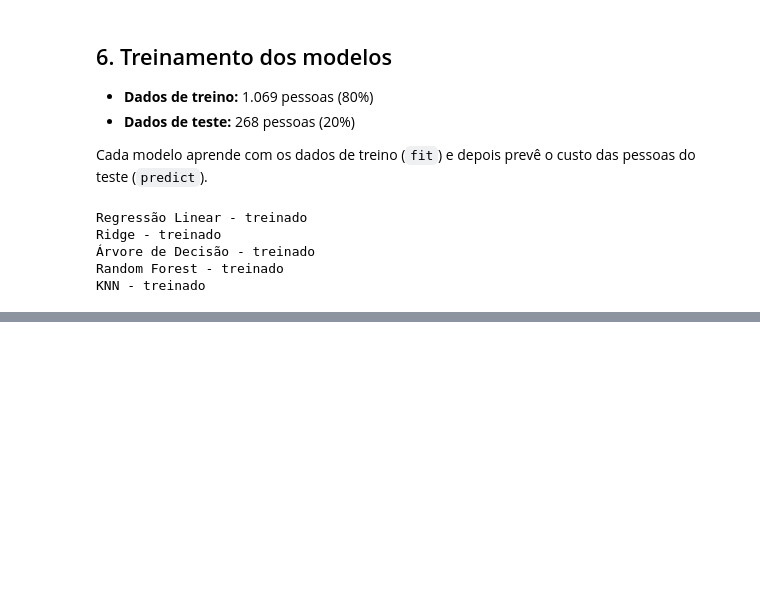
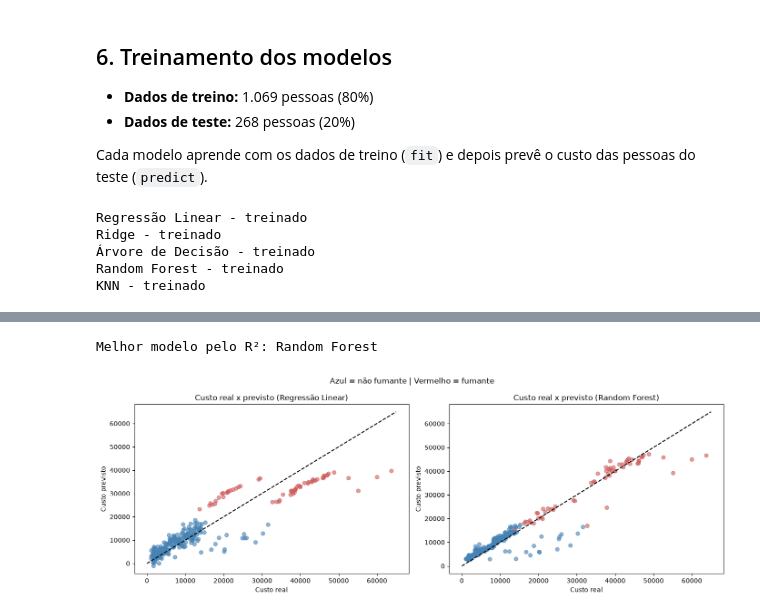
Before and after one commit to JlucasFaria/projeto-ml, a Jupyter notebook: notebooks/06_custo_seguro.ipynb, the cells around one changed output, grey strips where cells are left out. Saved outputs shown, nothing was run; the diff lists cells and outputs as text; code cells hidden in the pictures; blank space fills up the shorter version.

```diff
--- a/notebooks/06_custo_seguro.ipynb
+++ b/notebooks/06_custo_seguro.ipynb
@@ -307,0 +340,11 @@ KNN - treinado
+# %%
+# comparando o R2 no treino e no teste para ver se algum modelo decorou os dados
+comparacao = []
+for nome, modelo in modelos.items():
+    comparacao.append({
+        'Modelo': nome,
+        'R² treino': r2_score(y_treino, modelo.predict(X_treino_pad)),
+        'R² teste': r2_score(y_teste, previsoes[nome])
+    })
+
+pd.DataFrame(comparacao).round(3)
@@ -307,0 +371,20 @@ KNN - treinado
+# %%
+# valores reais x previstos: regressao linear e melhor modelo
+melhor_nome = tabela.iloc[0]['Modelo']
+print('Melhor modelo pelo R²:', melhor_nome)
+
+cores = X_teste['fumante'].map({0: 'steelblue', 1: 'indianred'})
+
+fig, eixos = plt.subplots(1, 2, figsize=(14, 5))
+for eixo, nome in zip(eixos, ['Regressão Linear', melhor_nome]):
+    eixo.scatter(y_teste, previsoes[nome], c=cores, alpha=0.6)
+    eixo.plot([0, 65000], [0, 65000], color='black', linestyle='--')
+    eixo.set_title('Custo real x previsto (' + nome + ')')
+    eixo.set_xlabel('Custo real')
+    eixo.set_ylabel('Custo previsto')
+plt.suptitle('Azul = não fumante | Vermelho = fumante')
+plt.tight_layout()
+plt.show()
+# %% [output]
+Melhor modelo pelo R²: Random Forest
+[figure, added]
```
Also changed, not shown: parts of 6 cells of this notebook.
